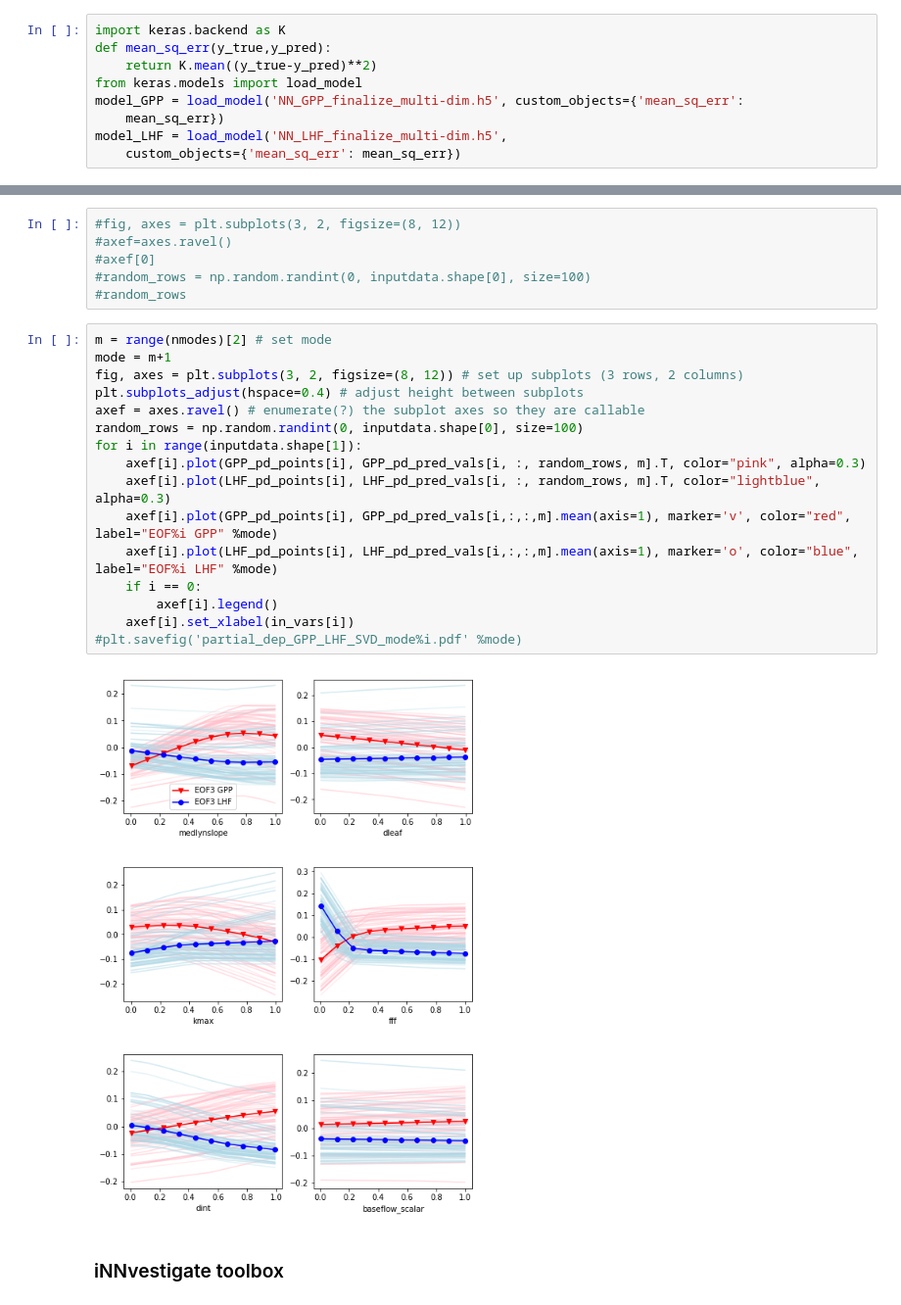
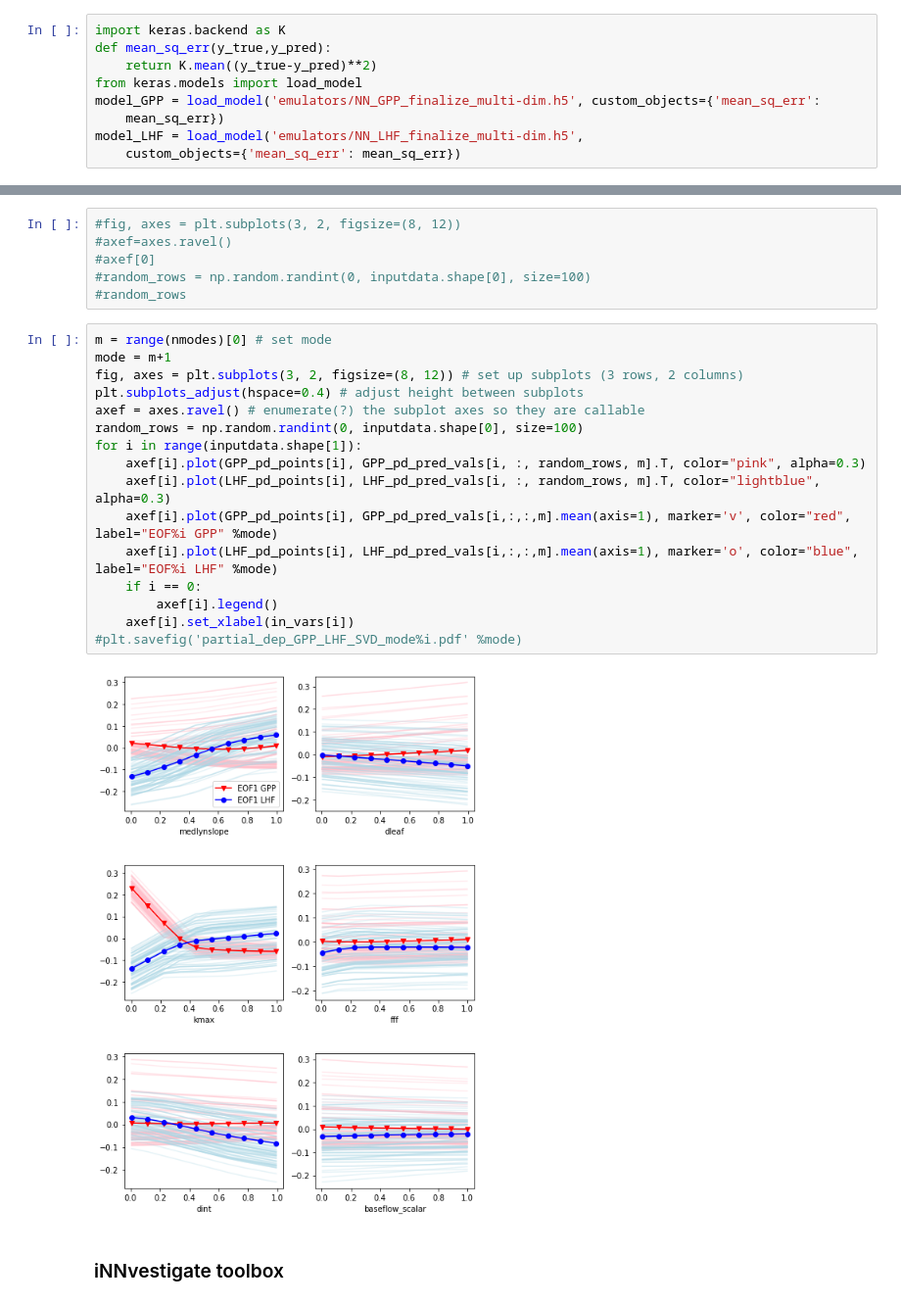
Before and after one commit to katiedagon/CLM5_ParameterUncertainty, a Jupyter notebook: NN_interp.ipynb, the cells around one changed output, grey strips where cells are left out. Shown at 98% size. Drawn from its saved outputs; the diff is of its cells as text.

```diff
--- a/NN_interp.ipynb
+++ b/NN_interp.ipynb
@@ -32,8 +32,8 @@ import keras.backend as K
 def mean_sq_err(y_true,y_pred):
     return K.mean((y_true-y_pred)**2)
 from keras.models import load_model
-model_GPP = load_model('NN_GPP_finalize_multi-dim.h5', custom_objects={'mean_sq_err':
+model_GPP = load_model('emulators/NN_GPP_finalize_multi-dim.h5', custom_objects={'mean_sq_err':
     mean_sq_err})
-model_LHF = load_model('NN_LHF_finalize_multi-dim.h5',
+model_LHF = load_model('emulators/NN_LHF_finalize_multi-dim.h5',
     custom_objects={'mean_sq_err': mean_sq_err})
 # %% [output]
@@ -265,23 +276,23 @@ LHF_pd_points, LHF_pd_pred_vals = partial_dependence_plot(inputdata, model_LHF)
 #random_rows = np.random.randint(0, inputdata.shape[0], size=100)
 #random_rows
 # %%
-m = range(nmodes)[2] # set mode
+m = range(nmodes)[0] # set mode
 mode = m+1
 fig, axes = plt.subplots(3, 2, figsize=(8, 12)) # set up subplots (3 rows, 2 columns)
 plt.subplots_adjust(hspace=0.4) # adjust height between subplots
 axef = axes.ravel() # enumerate(?) the subplot axes so they are callable
 random_rows = np.random.randint(0, inputdata.shape[0], size=100)
 for i in range(inputdata.shape[1]):
     axef[i].plot(GPP_pd_points[i], GPP_pd_pred_vals[i, :, random_rows, m].T, color="pink", alpha=0.3)
     axef[i].plot(LHF_pd_points[i], LHF_pd_pred_vals[i, :, random_rows, m].T, color="lightblue", alpha=0.3)
     axef[i].plot(GPP_pd_points[i], GPP_pd_pred_vals[i,:,:,m].mean(axis=1), marker='v', color="red", label="EOF%i GPP" %mode)
     axef[i].plot(LHF_pd_points[i], LHF_pd_pred_vals[i,:,:,m].mean(axis=1), marker='o', color="blue", label="EOF%i LHF" %mode)
     if i == 0:
         axef[i].legend()
     axef[i].set_xlabel(in_vars[i])
 #plt.savefig('partial_dep_GPP_LHF_SVD_mode%i.pdf' %mode)
 # %% [output]
-[figure, old version]
+[figure, new version]
 # %% [markdown]
 ### iNNvestigate toolbox
 # %%
```
Also changed, not shown: parts of 3 cells of this notebook, 7 other files.
